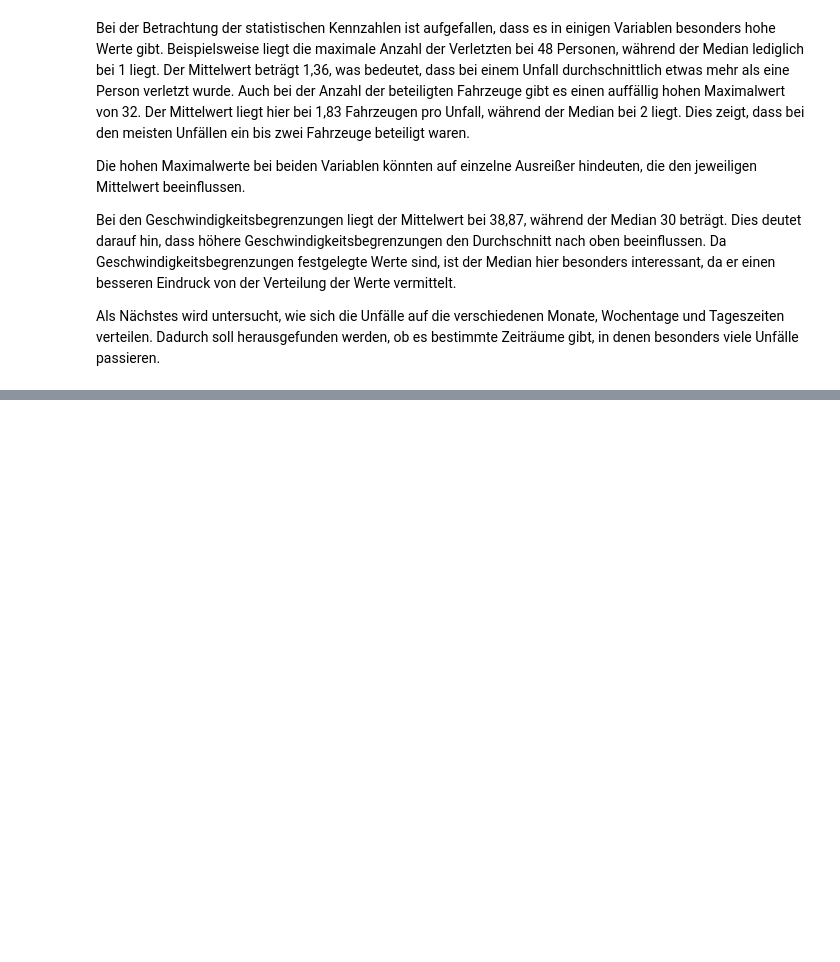
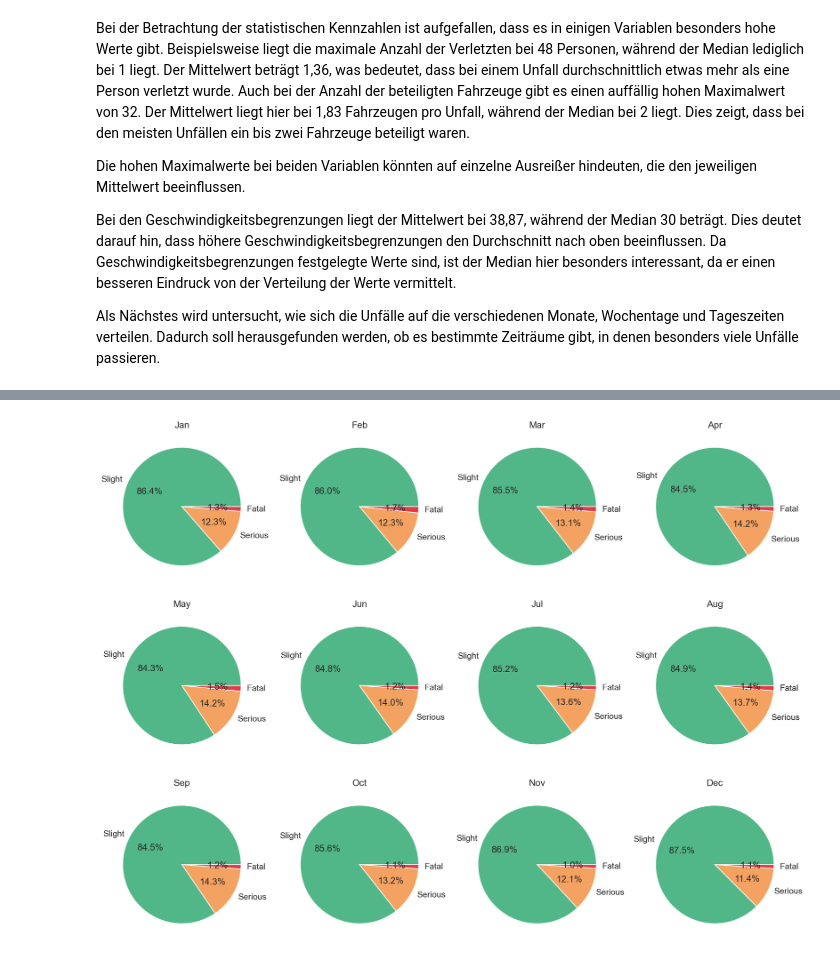
Before and after one commit to DamianM0N/Road-Accident-Dataset-deskriptive-Analyse, a Jupyter notebook: Projekt.ipynb, the cells around one changed output, grey strips where cells are left out. Drawn from its saved outputs; the diff is of its cells as text; code cells hidden in the pictures; blank space fills up the shorter version.

```diff
--- a/Projekt.ipynb
+++ b/Projekt.ipynb
@@ -433,0 +469,20 @@ plt.show()
+# %%
+fig, axes = plt.subplots(3, 4, figsize = (16, 12), dpi = 200)
+
+#Schleife damit alle zwölf Kuchendiagramme auf ein Mal erstellt werden
+#Erstellung von Tupeln, welche den einzelnen Plot und den dazugehörigen Monat enthalten
+for ax, monat in zip(axes.flat, reihenfolge_monate):
+
+    #Auslesen aller Daten für einen Monat
+    monats_daten = df[df["Month"] == monat]
+
+    #Auslesen der Häufigkeiten von "Accident_Severity" für einen Monat
+    haeufigkeiten = monats_daten["Accident_Severity"].value_counts()
+
+    #Erstellung der Kuchendiagramme
+    ax.pie(haeufigkeiten, labels = haeufigkeiten.index, colors = ["#52B788", "#F4A261", "#E63946"], autopct = "%1.1f%%")
+    ax.set_title(monat)
+
+plt.show()
+# %% [output]
+[figure, added]
```
Also changed, not shown: parts of 5 cells of this notebook.
